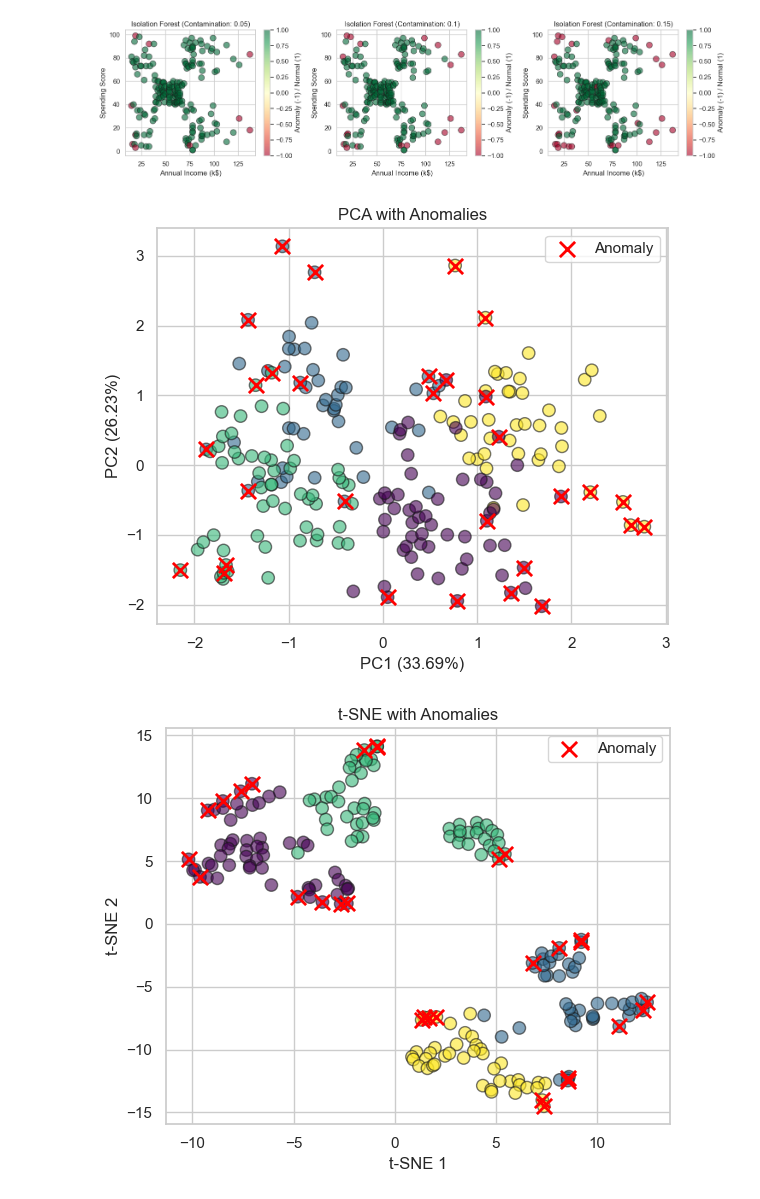
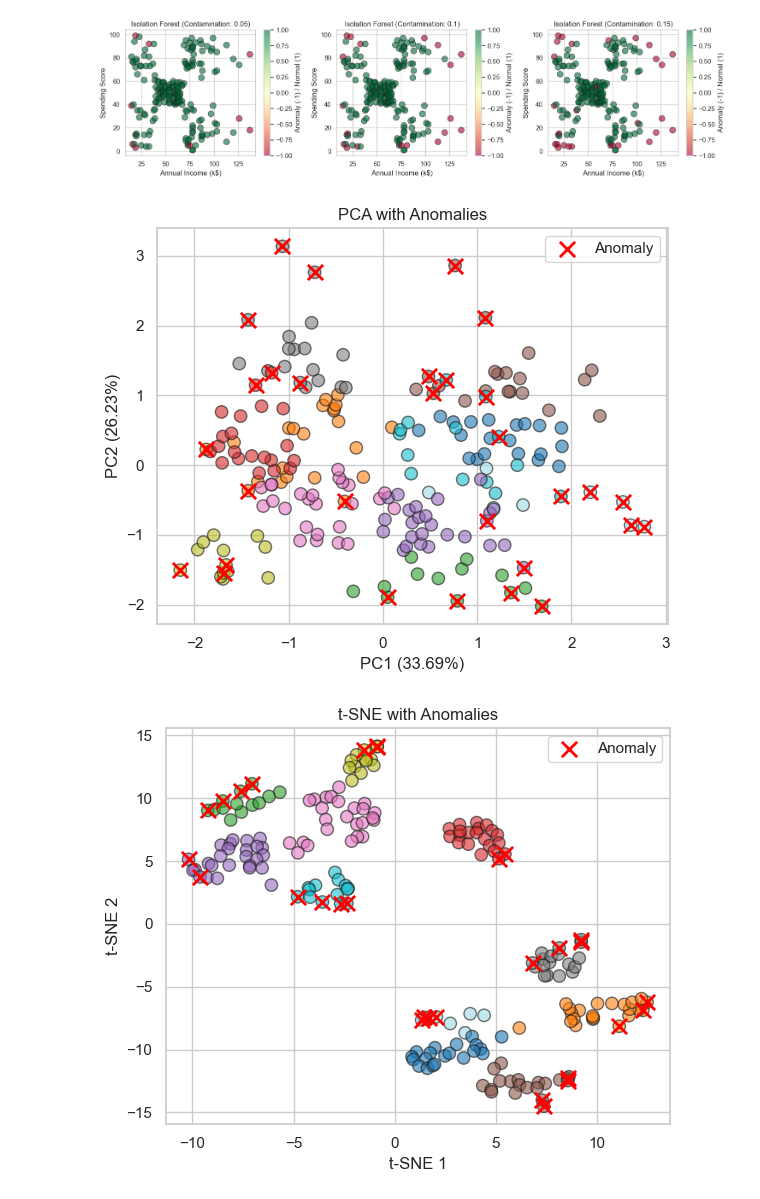
Before and after one commit to mwpersson/mini-project-3, a Jupyter notebook: notebooks/analysis.ipynb, the cells around one changed output. Saved outputs shown, nothing was run; the diff lists cells and outputs as text; code cells hidden in the pictures.

```diff
--- a/notebooks/analysis.ipynb
+++ b/notebooks/analysis.ipynb
@@ -104,7 +119,7 @@ features_scaled = scaler.fit_transform(features)
 # Elbow method and silhouette scores
 inertias = []
 silhouette_scores = []
-k_range = range(2, 11)
+k_range = range(2, 21)
 
 for k in k_range:
     kmeans = KMeans(n_clusters=k, random_state=42, n_init=10)
@@ -153,6 +178,6 @@ K=10: Inertia=152.03, Silhouette Score=0.4208
 # %%
 # Train KMeans
-optimal_k = 4
+optimal_k = 11
 kmeans_optimal = KMeans(n_clusters=optimal_k, random_state=42, n_init=10)
 kmeans_optimal.fit(features_scaled)
 
@@ -163,7 +188,7 @@ df_copy['cluster'] = kmeans_optimal.labels_
 # Visualize clusters
 plt.figure(figsize=(8, 6))
 scatter = plt.scatter(df_copy['annual_income_k$'], df_copy['spending_score_1-100'],
-                     c=df_copy['cluster'], cmap='viridis', s=100, alpha=0.6, edgecolors='k')
+                     c=df_copy['cluster'], cmap='tab20', s=100, alpha=0.6, edgecolors='k')
 plt.scatter(scaler.inverse_transform(kmeans_optimal.cluster_centers_)[:, 0],
            scaler.inverse_transform(kmeans_optimal.cluster_centers_)[:, 1],
            c='red', marker='X', s=300, edgecolors='black', linewidth=2, label='Centroids')
@@ -343,41 +387,41 @@ anomaly_mask = anomaly_labels == -1
 # PCA with anomalies
 plt.figure(figsize=(6, 5))
 plt.scatter(features_pca[:, 0], features_pca[:, 1],
-            c=df_copy['cluster'], cmap='viridis', s=80, alpha=0.6, edgecolors='k')
+            c=df_copy['cluster'], cmap='tab20', s=80, alpha=0.6, edgecolors='k')
 plt.scatter(features_pca[anomaly_mask, 0], features_pca[anomaly_mask, 1],
             c='red', s=120, marker='x', linewidths=2, label='Anomaly')
 plt.xlabel(f'PC1 ({pca.explained_variance_ratio_[0]:.2%})')
 plt.ylabel(f'PC2 ({pca.explained_variance_ratio_[1]:.2%})')
 plt.title('PCA with Anomalies')
 plt.legend()
 plt.tight_layout()
 plt.show()
 
 # t-SNE with anomalies
 plt.figure(figsize=(6, 5))
 plt.scatter(features_tsne[:, 0], features_tsne[:, 1],
-            c=df_copy['cluster'], cmap='viridis', s=80, alpha=0.6, edgecolors='k')
+            c=df_copy['cluster'], cmap='tab20', s=80, alpha=0.6, edgecolors='k')
 plt.scatter(features_tsne[anomaly_mask, 0], features_tsne[anomaly_mask, 1],
             c='red', s=120, marker='x', linewidths=2, label='Anomaly')
 plt.xlabel('t-SNE 1')
 plt.ylabel('t-SNE 2')
 plt.title('t-SNE with Anomalies')
 plt.legend()
 plt.tight_layout()
 plt.show()
 
 # UMAP with anomalies
 plt.figure(figsize=(6, 5))
 plt.scatter(features_umap[:, 0], features_umap[:, 1],
-            c=df_copy['cluster'], cmap='viridis', s=60, alpha=0.6, edgecolors='k')
+            c=df_copy['cluster'], cmap='tab20', s=60, alpha=0.6, edgecolors='k')
 plt.scatter(features_umap[anomaly_mask, 0], features_umap[anomaly_mask, 1],
             c='red', s=120, marker='x', linewidths=2, label='Anomaly')
 plt.xlabel('UMAP 1')
 plt.ylabel('UMAP 2')
 plt.title('UMAP with Anomalies')
 plt.legend()
 plt.tight_layout()
 plt.show()
 # %% [output]
-[figure, old version]
+[figure, new version]
-[figure, old version]
+[figure, new version]
```
Also changed, not shown: parts of 11 cells of this notebook.
